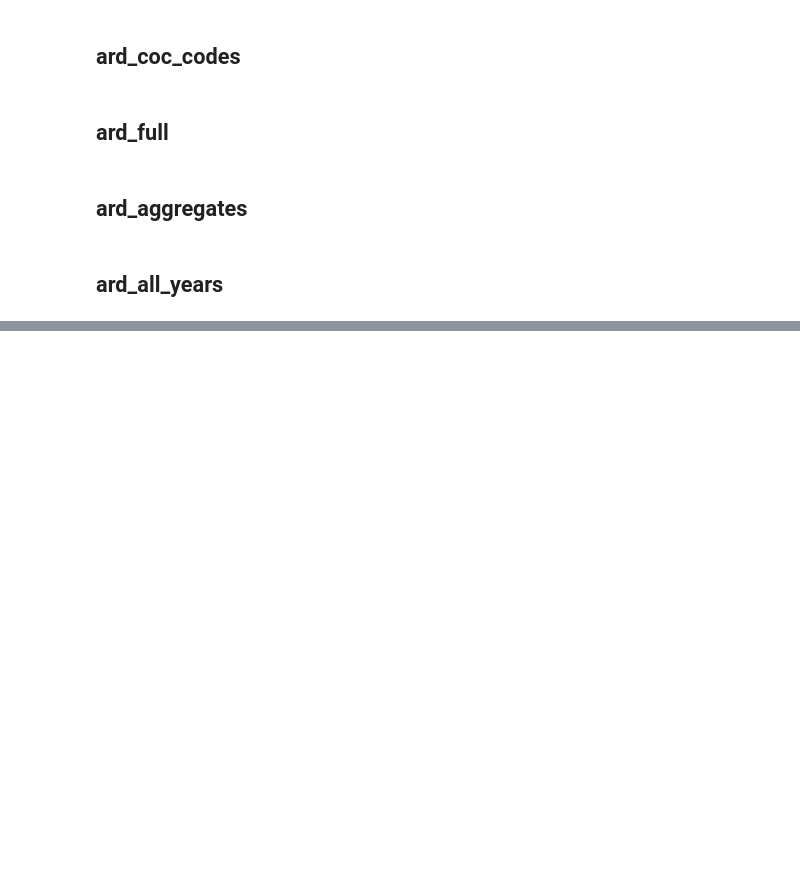
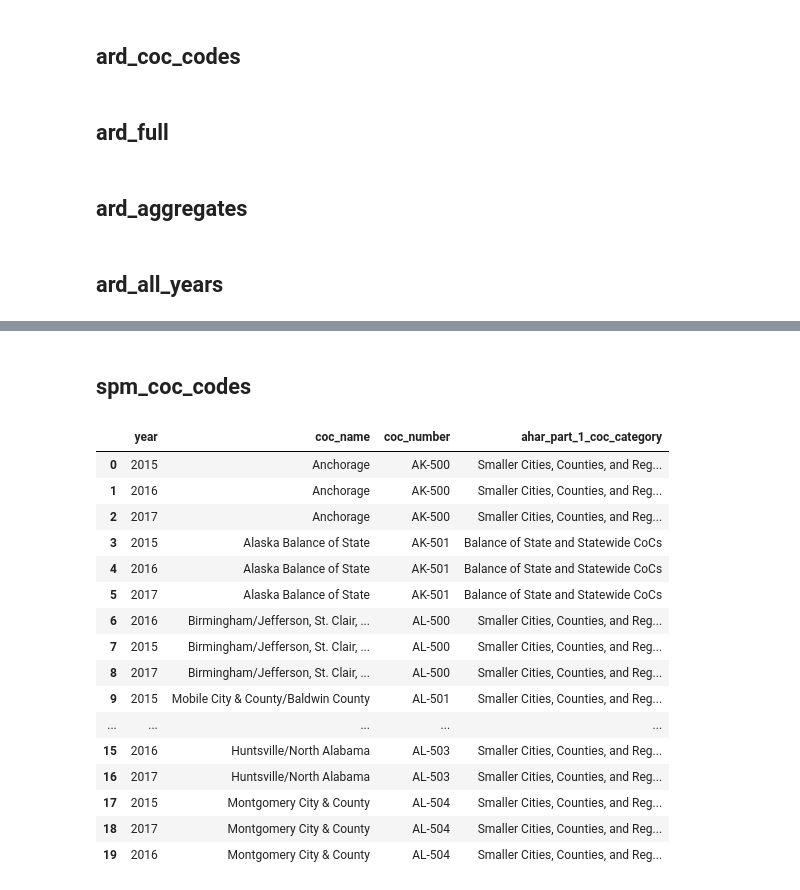
Before and after one commit to daniels241/UCLAx-Data-Science-Project, a Jupyter notebook: Notebooks/Loading Datasets.ipynb, the cells around one changed output, grey strips where cells are left out. Cells and saved outputs as stored; diff of their text form; code cells hidden in the pictures; blank space fills up the shorter version.

```diff
--- a/Notebooks/Loading Datasets.ipynb
+++ b/Notebooks/Loading Datasets.ipynb
@@ -397,0 +426,23 @@ ard_all_years.head(20)
+# %% [markdown]
+## spm_coc_codes
+# %%
+spm_coc_codes = pd.read_csv('spm_coc_codes.csv')
+spm_coc_codes.head(20)
+# %% [output]
+|  | year | coc_name | coc_number | ahar_part_1_coc_category |
+| 0 | 2015 | Anchorage | AK-500 | Smaller Cities, Counties, and Reg... |
+| 1 | 2016 | Anchorage | AK-500 | Smaller Cities, Counties, and Reg... |
+| 2 | 2017 | Anchorage | AK-500 | Smaller Cities, Counties, and Reg... |
+| 3 | 2015 | Alaska Balance of State | AK-501 | Balance of State and Statewide CoCs |
+| 4 | 2016 | Alaska Balance of State | AK-501 | Balance of State and Statewide CoCs |
+| 5 | 2017 | Alaska Balance of State | AK-501 | Balance of State and Statewide CoCs |
+| 6 | 2016 | Birmingham/Jefferson, St. Clair, ... | AL-500 | Smaller Cities, Counties, and Reg... |
+| 7 | 2015 | Birmingham/Jefferson, St. Clair, ... | AL-500 | Smaller Cities, Counties, and Reg... |
+| 8 | 2017 | Birmingham/Jefferson, St. Clair, ... | AL-500 | Smaller Cities, Counties, and Reg... |
+| 9 | 2015 | Mobile City & County/Baldwin County | AL-501 | Smaller Cities, Counties, and Reg... |
+| ... | ... | ... | ... | ... |
+| 15 | 2016 | Huntsville/North Alabama | AL-503 | Smaller Cities, Counties, and Reg... |
+| 16 | 2017 | Huntsville/North Alabama | AL-503 | Smaller Cities, Counties, and Reg... |
+| 17 | 2015 | Montgomery City & County | AL-504 | Smaller Cities, Counties, and Reg... |
+| 18 | 2017 | Montgomery City & County | AL-504 | Smaller Cities, Counties, and Reg... |
+| 19 | 2016 | Montgomery City & County | AL-504 | Smaller Cities, Counties, and Reg... |
```
Also changed, not shown: parts of 5 cells of this notebook, 9 other files.
